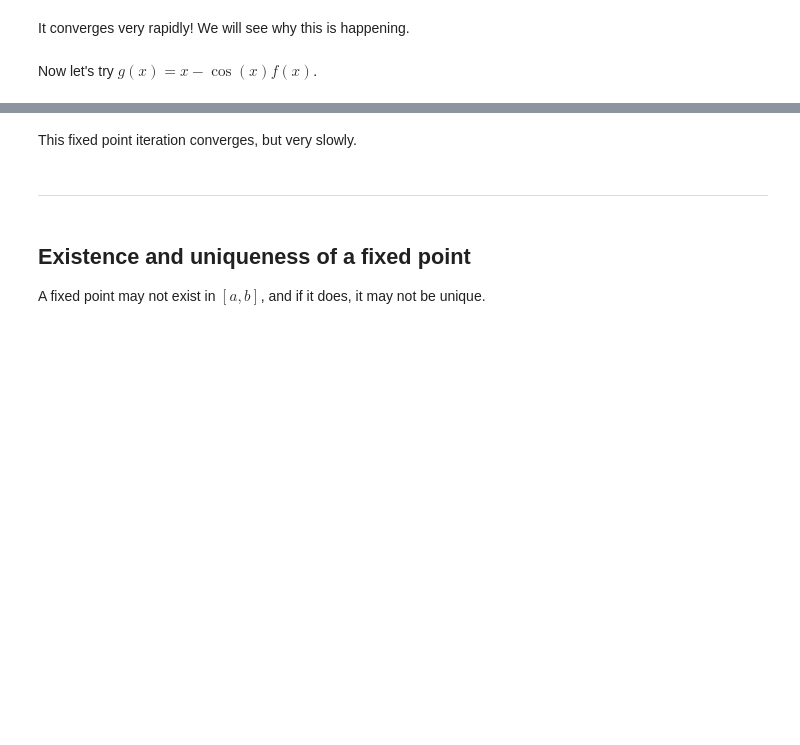
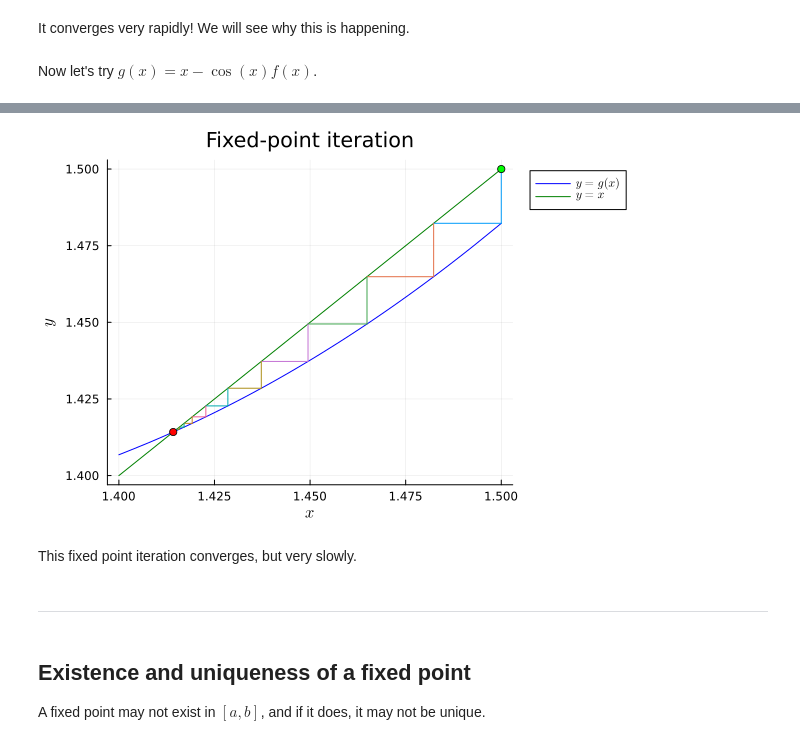
Before and after one commit to math435/20252-lecture-notes, a Jupyter notebook: chapter03/Section 3.3 - Fixed point iteration.ipynb, the cells around one changed output, grey strips where cells are left out. Saved outputs shown, nothing was run; the diff lists cells and outputs as text; code cells hidden in the pictures; blank space fills up the shorter version.

```diff
--- a/chapter03/Section 3.3 - Fixed point iteration.ipynb
+++ b/chapter03/Section 3.3 - Fixed point iteration.ipynb
@@ -146,5 +206,7 @@ end
 # %%
-fixedPointPlot(g3, 1.4, 1.5, 1.5, usequiver=true)
+fixedPointPlot(g3, 1.4, 1.5, 1.5, num=60, usequiver=false)
+# %% [output]
+[figure, added]
 # %% [markdown]
 This fixed point iteration converges, but very slowly.
 # %% [markdown]
```
Also changed, not shown: parts of 11 cells of this notebook, 1 other file.
